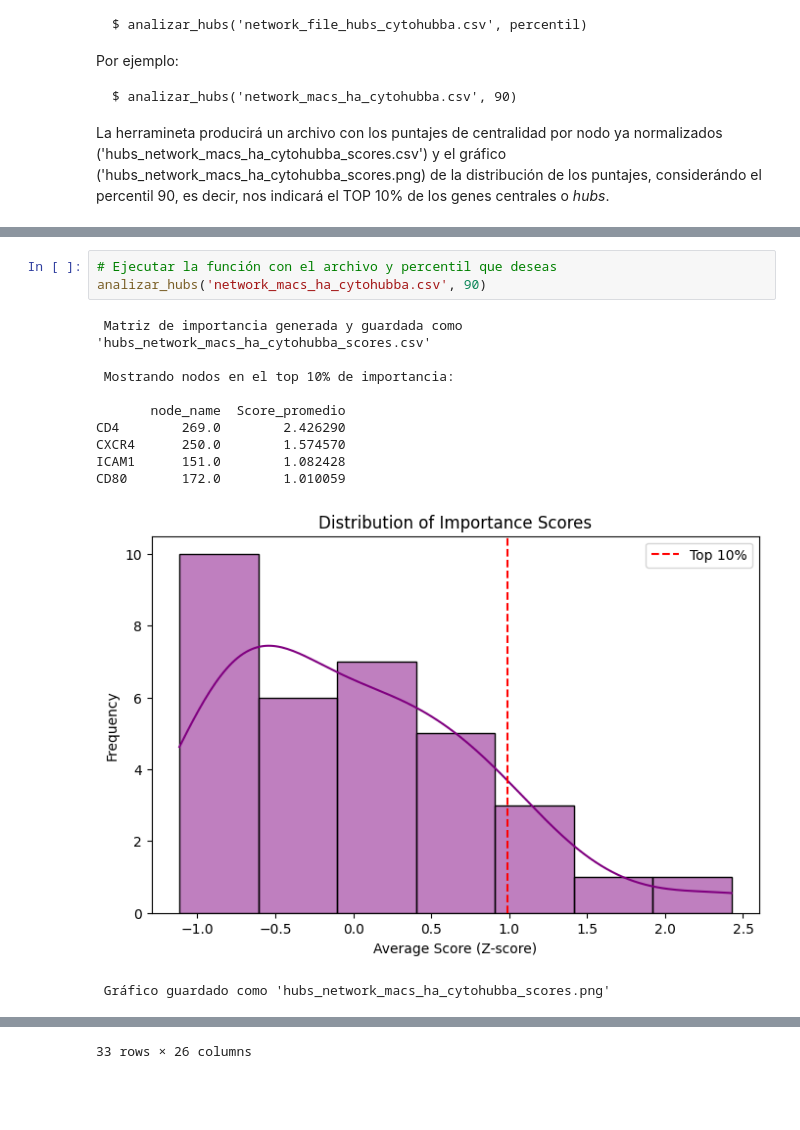
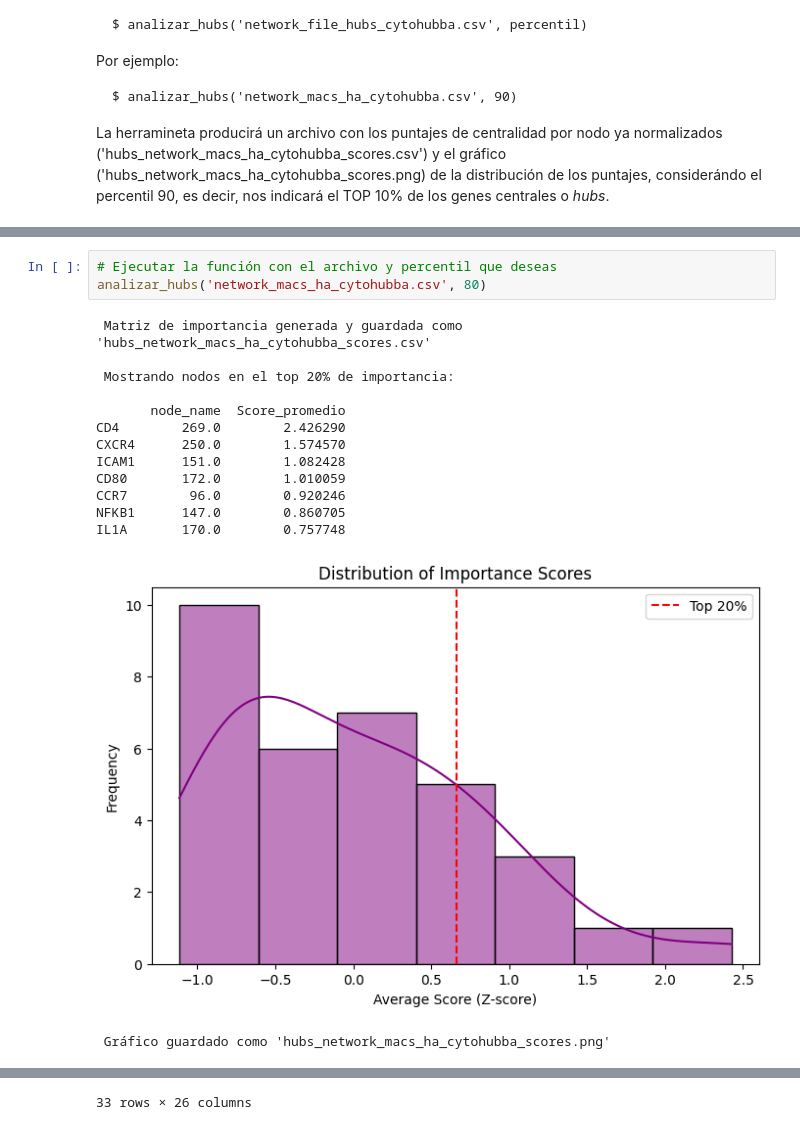
Before and after one commit to Marval96/hubs_ppi, a Jupyter notebook: data_test/test_hubs.ipynb, the cells around one changed output, grey strips where cells are left out. Cells and saved outputs as stored; diff of their text form; blank space fills up the shorter version.

```diff
--- a/data_test/test_hubs.ipynb
+++ b/data_test/test_hubs.ipynb
@@ -28,17 +30,20 @@ from hubs_ppi.core import analizar_hubs
 # %%
 # Ejecutar la función con el archivo y percentil que deseas
-analizar_hubs('network_macs_ha_cytohubba.csv', 90)
+analizar_hubs('network_macs_ha_cytohubba.csv', 80)
 # %% [output]
  Matriz de importancia generada y guardada como 'hubs_network_macs_ha_cytohubba_scores.csv'
 
- Mostrando nodos en el top 10% de importancia:
+ Mostrando nodos en el top 20% de importancia:
 
        node_name  Score_promedio
 CD4        269.0        2.426290
 CXCR4      250.0        1.574570
 ICAM1      151.0        1.082428
 CD80       172.0        1.010059
+CCR7        96.0        0.920246
+NFKB1      147.0        0.860705
+IL1A       170.0        0.757748
-[figure, old version]
+[figure, new version]
  Gráfico guardado como 'hubs_network_macs_ha_cytohubba_scores.png'
 |  | node_name | MCC | DMNC | MNC | Degree | EPC | BottleNeck | EcCentricity | Closeness | ... |
 | CD4 | 269.0 | 0.42151 | 13.0 | 16.0 | 9.181 | 29.0 | 0.25000 | 22.91667 | 6.53125 | ... |
```
Also changed, not shown: parts of 1 cell of this notebook, 1 other file.
